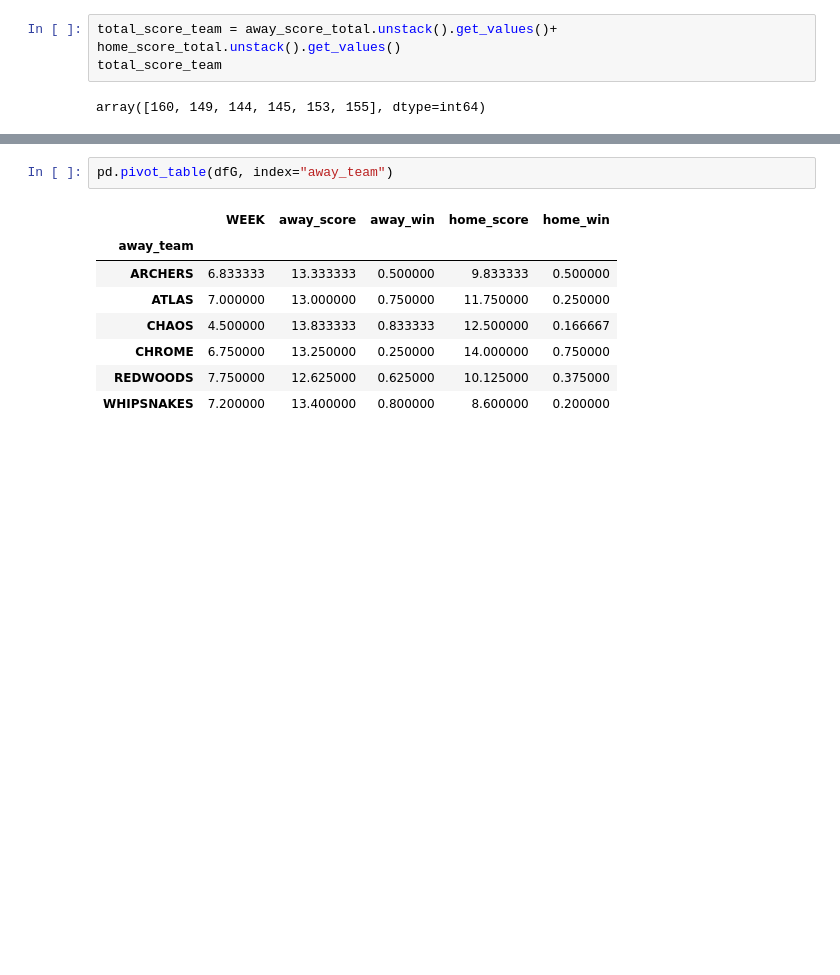
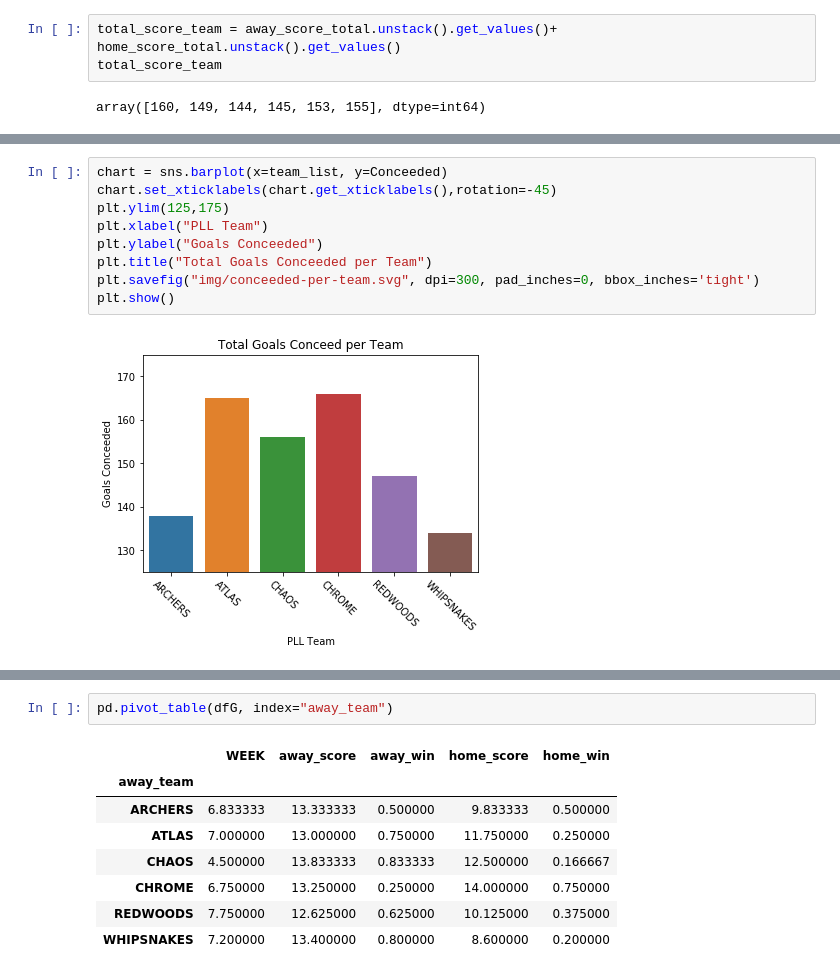
Before and after one commit to bencolville/PLL-Season1-Analysis, a Jupyter notebook: EDA_Matches.ipynb, the cells around one changed output, grey strips where cells are left out. Cells and saved outputs as stored; diff of their text form; blank space fills up the shorter version.

```diff
--- a/EDA_Matches.ipynb
+++ b/EDA_Matches.ipynb
@@ -265,0 +287,11 @@ plt.show()
+# %%
+chart = sns.barplot(x=team_list, y=Conceeded)
+chart.set_xticklabels(chart.get_xticklabels(),rotation=-45)
+plt.ylim(125,175)
+plt.xlabel("PLL Team")
+plt.ylabel("Goals Conceeded")
+plt.title("Total Goals Conceeded per Team")
+plt.savefig("img/conceeded-per-team.svg", dpi=300, pad_inches=0, bbox_inches='tight')
+plt.show()
+# %% [output]
+[figure, added]
```
Also changed, not shown: parts of 5 cells of this notebook, 4 other files.
